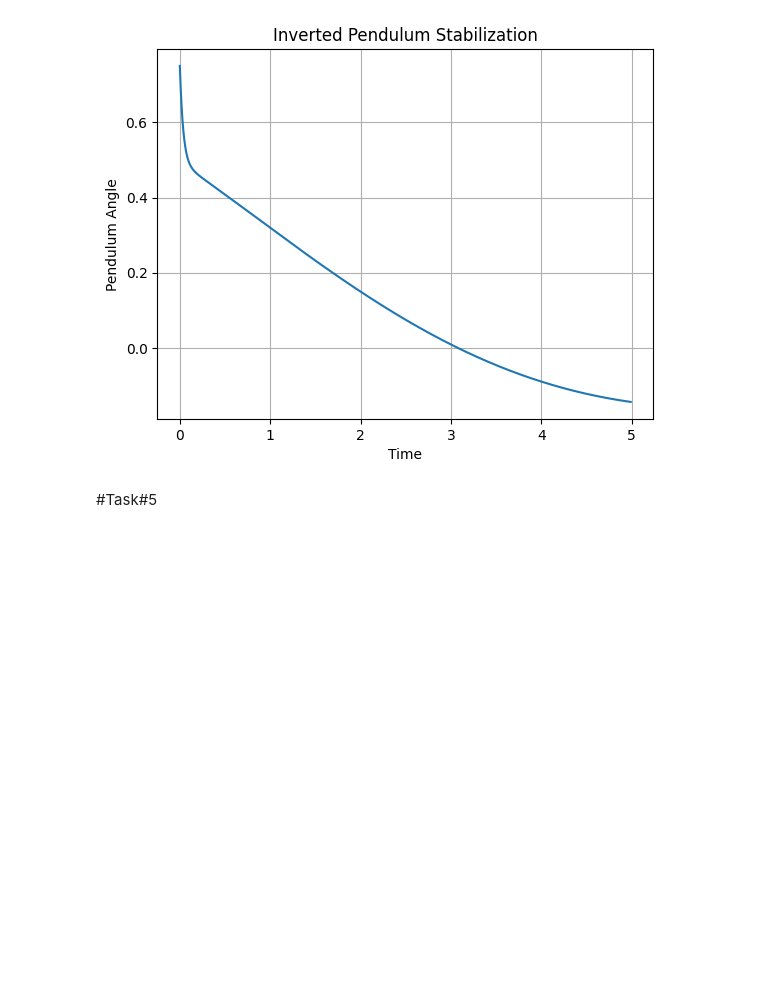
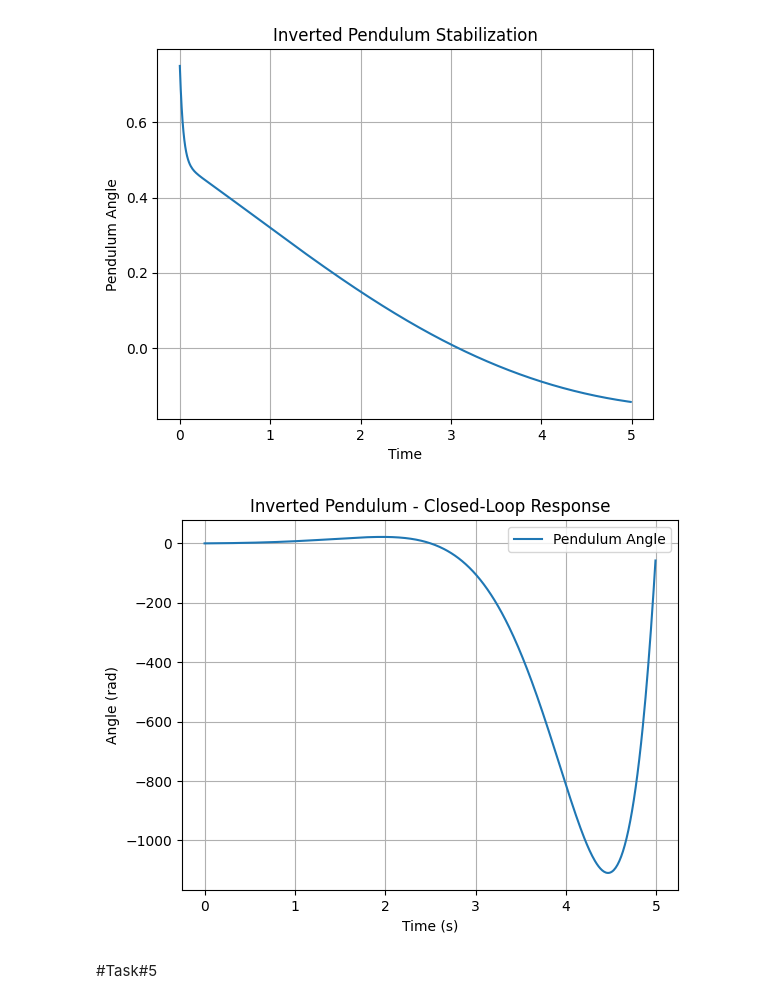
Before and after one commit to ME-UoP-ME421-Feb-2023/Rankine-CB, a Jupyter notebook: Rankine_CB_ME421_ControlSystems_Lab.ipynb, the cells around one changed output. Drawn from its saved outputs; the diff is of its cells as text; code cells hidden in the pictures; blank space fills up the shorter version.

```diff
--- a/Rankine_CB_ME421_ControlSystems_Lab.ipynb
+++ b/Rankine_CB_ME421_ControlSystems_Lab.ipynb
@@ -1067,3 +1113,60 @@ plt.show()
+# %%
+import numpy as np
+import control
+import matplotlib.pyplot as plt
+
+# Define the system parameters
+m = 0.5  # Mass of the cart (kg)
+M = 0.2  # Mass of the pendulum (kg)
+L = 0.3  # Length of the pendulum (m)
+g = 9.81  # Acceleration due to gravity (m/s^2)
+
+# Define the state-space representation
+A = np.array([[0, 1, 0, 0],
+              [0, -(m/M)*g, 0, 0],
+              [0, 0, 0, 1],
+              [0, ((M+m)/(L*M))*g, 0, 0]])
+B = np.array([[0], [1/M], [0], [-1/(L*M)]])
+C = np.array([[1, 0, 0, 0]])
+D = np.array([[0]])
+
+# Create the state-space system
+sys = control.StateSpace(A, B, C, D)
+
+# Design the PID controller
+Kp = 10.0
+Ki = 2.0
+Kd = 3.0
+
+# Create the PID controller in the state-space form
+controller = control.StateSpace(Kd * np.eye(1), Kp * np.eye(1), Ki * np.eye(1), np.zeros((1, 1)))
+
+# Create the closed-loop system
+sys_cl = control.feedback(controller * sys)
+
+# Set simulation parameters
+dt = 0.01  # Time step size
+total_time = 5.0  # Total simulation time
+t = np.arange(0, total_time, dt)  # Time vector
+
+# Set initial conditions and disturbance
+x0 = np.array([[0.1], [0], [0.05], [0], [0]])  # Initial state vector
+disturbance = np.zeros_like(t)  # No disturbance signal
+
+# Simulate the closed-loop system
+t_out, y_out= control.forced_response(sys_cl, T=t, X0=x0, U=disturbance)
+
+# Plot the results
+plt.figure()
+plt.plot(t_out, y_out, label='Pendulum Angle')
+plt.xlabel('Time (s)')
+plt.ylabel('Angle (rad)')
+plt.title('Inverted Pendulum - Closed-Loop Response')
+plt.legend()
+plt.grid(True)
+plt.show()
+# %% [output]
+[figure, added]
 # %% [markdown]
 #Task#5
 # %% [markdown]
```
Also changed, not shown: parts of 1 cell of this notebook.
